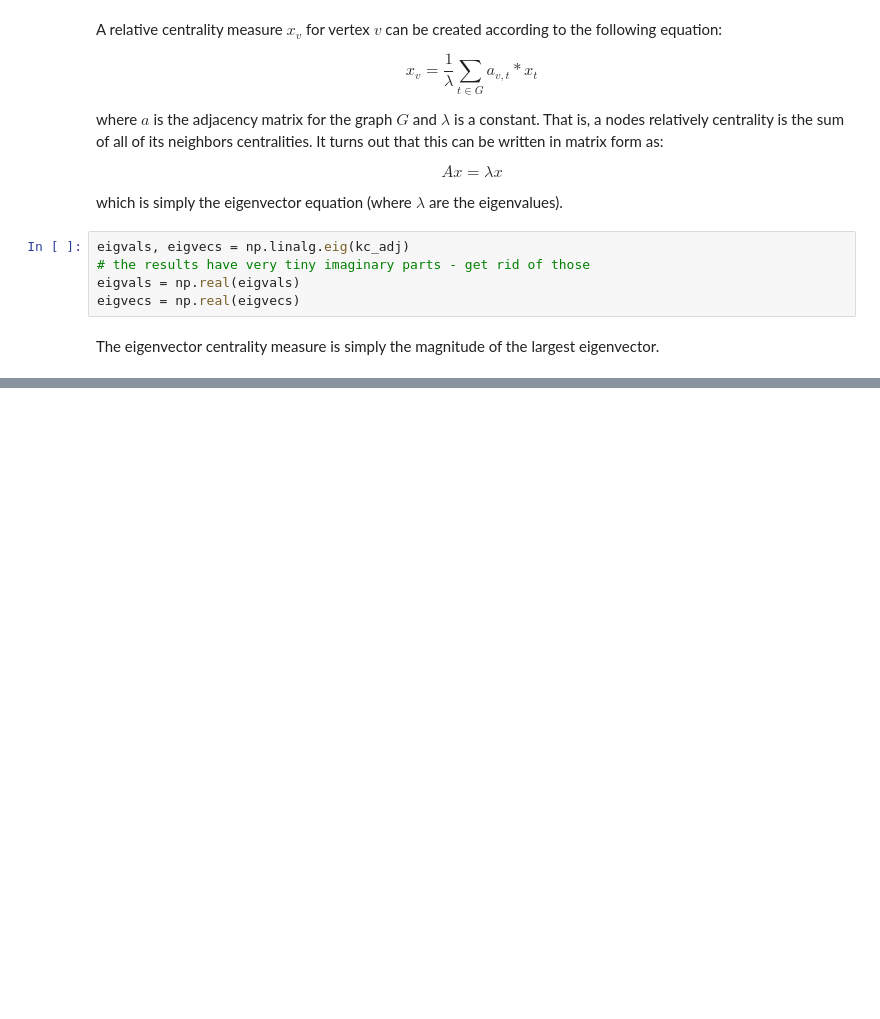
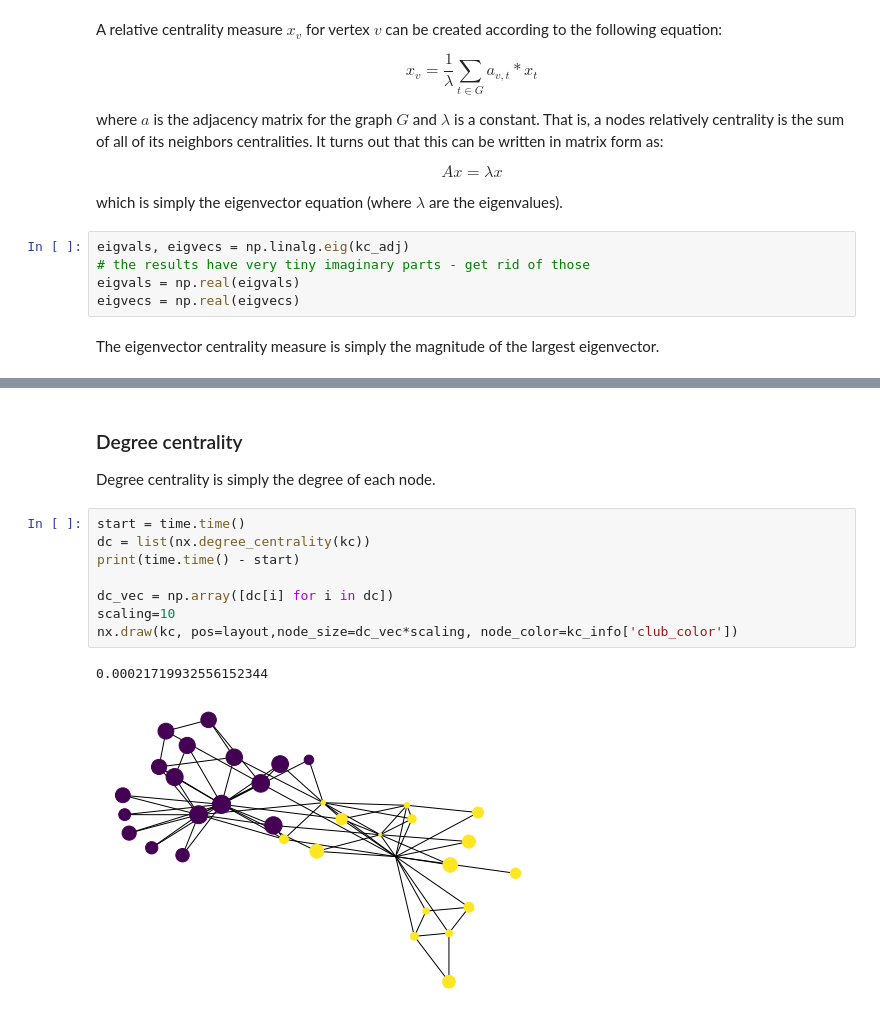
Before and after one commit to neuroailab/psych253, a Jupyter notebook: 2020/EigenvectorCentrality.ipynb, the cells around one changed output, grey strips where cells are left out. Drawn from its saved outputs; the diff is of its cells as text; blank space fills up the shorter version.

```diff
--- a/2020/EigenvectorCentrality.ipynb
+++ b/2020/EigenvectorCentrality.ipynb
@@ -53,0 +103,15 @@ array([[1., 1.],
+# %% [markdown]
+### Degree centrality
+
+Degree centrality is simply the degree of each node.
+# %%
+start = time.time()
+dc = list(nx.degree_centrality(kc))
+print(time.time() - start)
+
+dc_vec = np.array([dc[i] for i in dc])
+scaling=10
+nx.draw(kc, pos=layout,node_size=dc_vec*scaling, node_color=kc_info['club_color'])
+# %% [output]
+0.00021719932556152344
+[figure, added]
```
Also changed, not shown: parts of 13 cells of this notebook.
